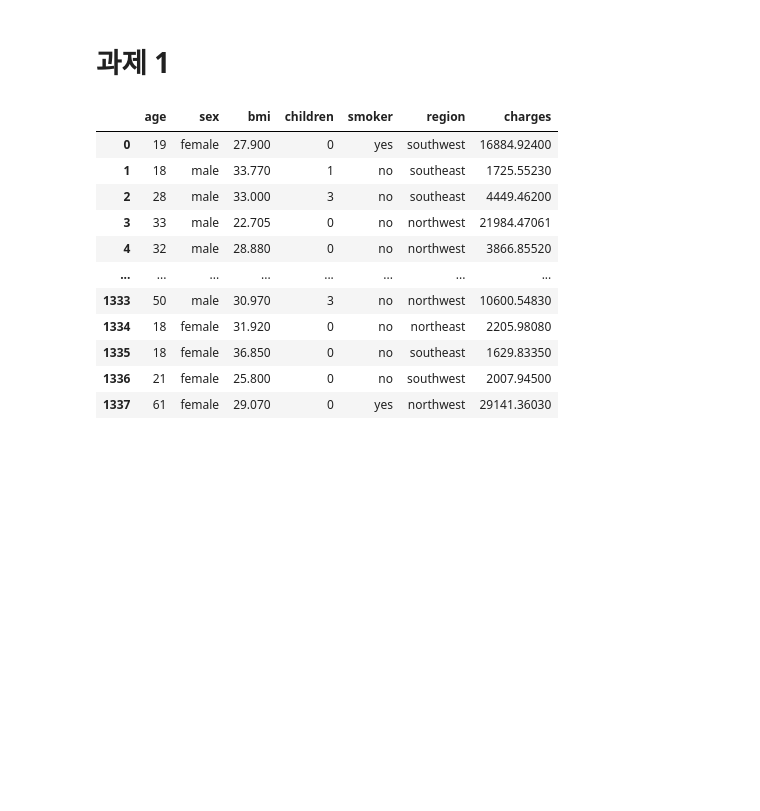
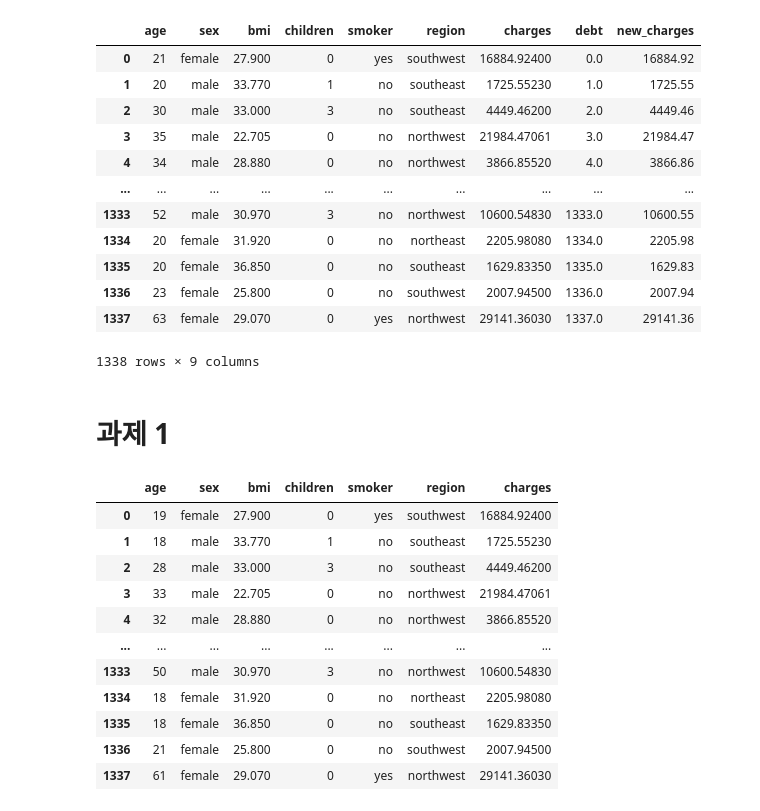
Before and after one commit to bhjin97/hipython_rep, a Jupyter notebook: 13_pandas_exercise_skeleton.ipynb, the cells around one changed output. Saved outputs shown, nothing was run; the diff lists cells and outputs as text; code cells hidden in the pictures; blank space fills up the shorter version.

```diff
--- a/13_pandas_exercise_skeleton.ipynb
+++ b/13_pandas_exercise_skeleton.ipynb
@@ -5,6 +5,22 @@ import matplotlib.pyplot as plt
 import seaborn as sns
 
 np.random.seed(0)
+# %%
+df
+# %% [output]
+|  | age | sex | bmi | children | smoker | region | charges | debt | new_charges |
+| 0 | 21 | female | 27.900 | 0 | yes | southwest | 16884.92400 | 0.0 | 16884.92 |
+| 1 | 20 | male | 33.770 | 1 | no | southeast | 1725.55230 | 1.0 | 1725.55 |
+| 2 | 30 | male | 33.000 | 3 | no | southeast | 4449.46200 | 2.0 | 4449.46 |
+| 3 | 35 | male | 22.705 | 0 | no | northwest | 21984.47061 | 3.0 | 21984.47 |
+| 4 | 34 | male | 28.880 | 0 | no | northwest | 3866.85520 | 4.0 | 3866.86 |
+| ... | ... | ... | ... | ... | ... | ... | ... | ... | ... |
+| 1333 | 52 | male | 30.970 | 3 | no | northwest | 10600.54830 | 1333.0 | 10600.55 |
+| 1334 | 20 | female | 31.920 | 0 | no | northeast | 2205.98080 | 1334.0 | 2205.98 |
+| 1335 | 20 | female | 36.850 | 0 | no | southeast | 1629.83350 | 1335.0 | 1629.83 |
+| 1336 | 23 | female | 25.800 | 0 | no | southwest | 2007.94500 | 1336.0 | 2007.94 |
+| 1337 | 63 | female | 29.070 | 0 | yes | northwest | 29141.36030 | 1337.0 | 29141.36 |
+1338 rows × 9 columns
 # %% [markdown]
 # 과제 1
 # %%
```
Also changed, not shown: parts of 47 cells of this notebook.
